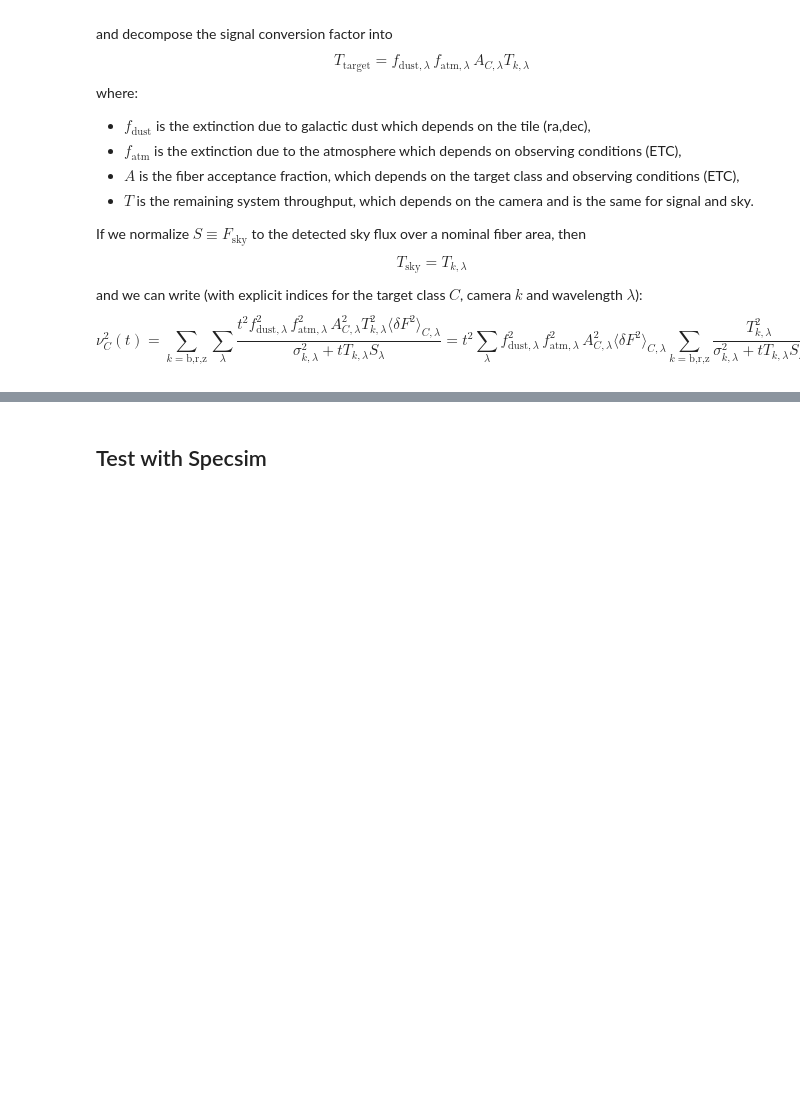
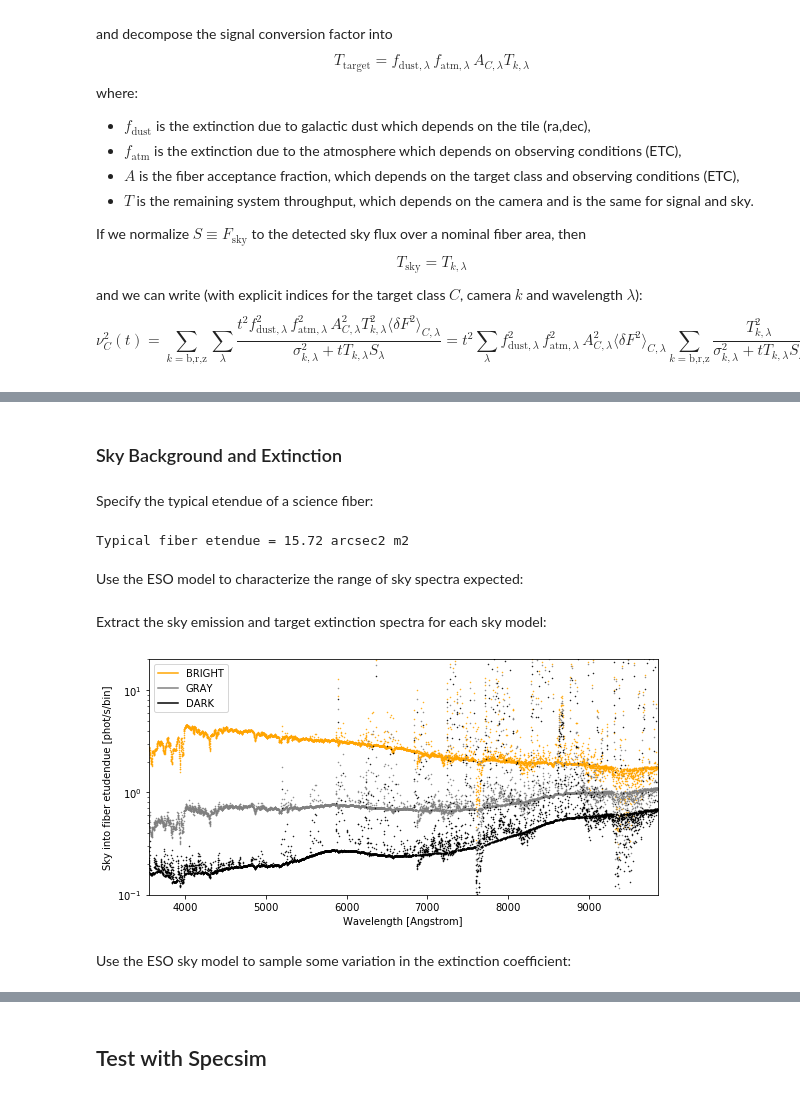
Before and after one commit to desihub/desisurvey, a Jupyter notebook: doc/nb/TileCompletionMetric.ipynb, the cells around one changed output, grey strips where cells are left out. Saved outputs shown, nothing was run; the diff lists cells and outputs as text; code cells hidden in the pictures; blank space fills up the shorter version.

```diff
--- a/doc/nb/TileCompletionMetric.ipynb
+++ b/doc/nb/TileCompletionMetric.ipynb
@@ -51,0 +237,13 @@ $$
+# %% [markdown]
+### Sky Background and Extinction
+# %% [markdown]
+Specify the typical etendue of a science fiber:
+# %%
+M1_eff_area = 8.67871 * u.m ** 2
+fiber_solid_angle = 1.81165 * u.arcsec ** 2 # field average using ECHO22 platescales
+fiber_etendue = M1_eff_area * fiber_solid_angle
+print('Typical fiber etendue = {0:.2f}'.format(fiber_etendue))
+# %% [output]
+Typical fiber etendue = 15.72 arcsec2 m2
+# %% [markdown]
+Use the ESO model to characterize the range of sky spectra expected:
@@ -51,0 +317,48 @@ $$
+# %%
+brightsky = skysim.eso.get_skycalc(brightparams, cache_path=eso_cache)
+# %% [markdown]
+Extract the sky emission and target extinction spectra for each sky model:
+# %%
+skymodels = collections.OrderedDict({'BRIGHT': brightsky, 'GRAY': graysky, 'DARK': darksky})
+nsky = len(skymodels)
+# %%
+def get_sky(models):
+    nmodel = len(models)
+    S = np.empty((nmodel, nwlen))
+    E = np.empty((nmodel, nwlen))
+    for m, model in enumerate(models.values()):
+        # Convert wavelengths from um to A.
+        lam = 1e4 * model['lam'] * u.Angstrom
+        # Nominal total radiance (convert from um**-1 to A**-1)
+        unit = 1e-4 * u.photon / (u.s * u.m ** 2 * u.Angstrom * u.arcsec ** 2)
+        radiance = model['flux'] * unit
+        # Convert from radiance to phot / s per wavelength bin.
+        S[m] = (radiance * fiber_etendue * np.gradient(wlen) * u.Angstrom).to('ph / s').value
+        # Lookup this model's airmass.
+        X = skysim.eso.get_params(model)['airmass']
+        # Calculate extinction coefficients from the transmission.
+        E[m] = -np.log(model['trans']) / X
+    return S, E
+# %%
+S, _ = get_sky(skymodels)
+# %%
+def plot_sky():
+    fig = plt.figure(figsize=(8, 4))
+    colors = ('orange', 'gray', 'k')
+    for m, (label, model) in enumerate(skymodels.items()):
+        plt.plot(wlen, S[m], '.', ms=1, c=colors[m])
+        plt.plot([], [], '-', c=colors[m], label=label)
+    plt.yscale('log')
+    plt.legend()
+    plt.xlabel('Wavelength [Angstrom]')
+    plt.ylabel('Sky into fiber etudendue [phot/s/bin]')
+    plt.xlim(wlen[0], wlen[-1])
+    plt.ylim(0.1, 20)
+    plt.tight_layout()
+    plt.savefig('sky.png')
+
+plot_sky()
+# %% [output]
+[figure, added]
+# %% [markdown]
+Use the ESO sky model to sample some variation in the extinction coefficient:
```
Also changed, not shown: parts of 68 cells of this notebook.
